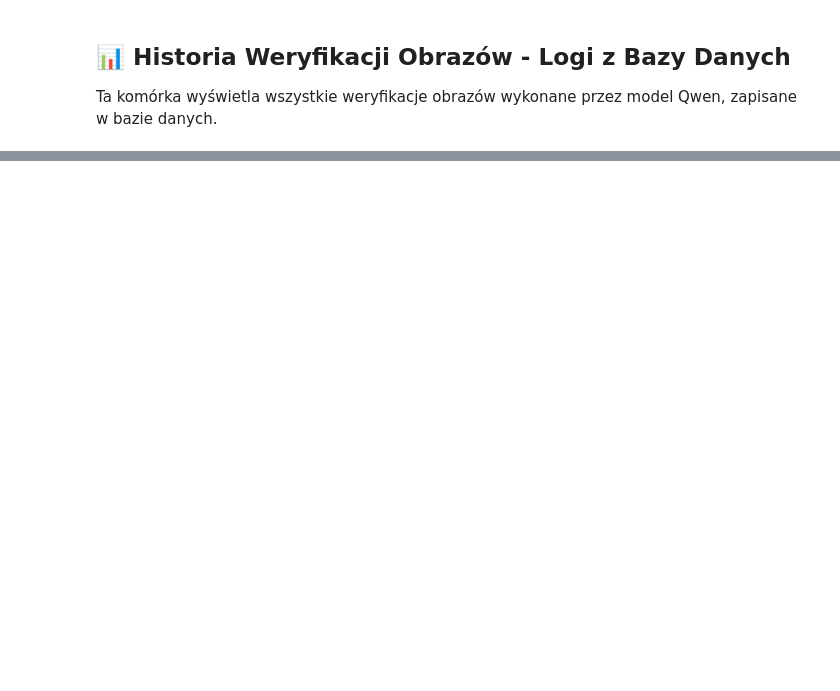
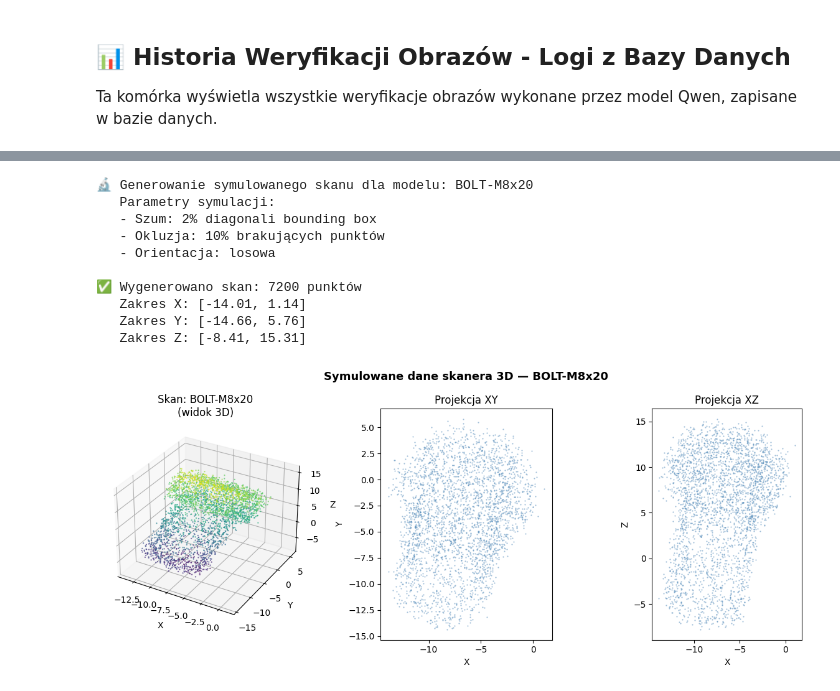
Before and after one commit to Hubi1001/Vision_Picture_RAG, a Jupyter notebook: Vision_Picture_RAG/metal_parts_rag.ipynb, the cells around one changed output, grey strips where cells are left out. Saved outputs shown, nothing was run; the diff lists cells and outputs as text; code cells hidden in the pictures; blank space fills up the shorter version.

```diff
--- a/Vision_Picture_RAG/metal_parts_rag.ipynb
+++ b/Vision_Picture_RAG/metal_parts_rag.ipynb
@@ -3909,0 +4049,73 @@ get_verification_stats()
+# %%
+# ============================================================================
+# KROK 3: Symulacja danych ze skanera 3D
+# ============================================================================
+
+# Wybierz model do symulacji skanu
+TEST_MODEL_ID = "BOLT-M8x20"  # Zmień na inny model do testów
+
+print(f"🔬 Generowanie symulowanego skanu dla modelu: {TEST_MODEL_ID}")
+print(f"   Parametry symulacji:")
+print(f"   - Szum: 2% diagonali bounding box")
+print(f"   - Okluzja: 10% brakujących punktów")
+print(f"   - Orientacja: losowa")
+print()
+
+# Generuj symulowany skan
+np.random.seed(42)  # Powtarzalność
+scan_points = generate_demo_scan(
+    model_id=TEST_MODEL_ID,
+    models_dir=MODELS_DIR,
+    noise_level=0.02,       # 2% szumu
+    missing_ratio=0.10,     # 10% brakujących punktów
+    n_points=8000,          # 8000 punktów
+)
+
+print(f"✅ Wygenerowano skan: {scan_points.shape[0]} punktów")
+print(f"   Zakres X: [{scan_points[:,0].min():.2f}, {scan_points[:,0].max():.2f}]")
+print(f"   Zakres Y: [{scan_points[:,1].min():.2f}, {scan_points[:,1].max():.2f}]")
+print(f"   Zakres Z: [{scan_points[:,2].min():.2f}, {scan_points[:,2].max():.2f}]")
+
+# Wizualizacja skanowanej chmury punktów
+import matplotlib.pyplot as plt
+from mpl_toolkits.mplot3d import Axes3D
+
+fig = plt.figure(figsize=(12, 5))
+
+# Widok 1: z góry
+ax1 = fig.add_subplot(131, projection='3d')
+idx = np.random.choice(len(scan_points), min(3000, len(scan_points)), replace=False)
+ax1.scatter(scan_points[idx, 0], scan_points[idx, 1], scan_points[idx, 2],
+            s=0.5, alpha=0.6, c=scan_points[idx, 2], cmap='viridis')
+ax1.set_title(f"Skan: {TEST_MODEL_ID}\n(widok 3D)")
+ax1.set_xlabel("X"); ax1.set_ylabel("Y"); ax1.set_zlabel("Z")
+
+# Widok 2: projekcja XY
+ax2 = fig.add_subplot(132)
+ax2.scatter(scan_points[idx, 0], scan_points[idx, 1], s=0.3, alpha=0.5, c='steelblue')
+ax2.set_title("Projekcja XY")
+ax2.set_xlabel("X"); ax2.set_ylabel("Y")
+ax2.set_aspect('equal')
+
+# Widok 3: projekcja XZ
+ax3 = fig.add_subplot(133)
+ax3.scatter(scan_points[idx, 0], scan_points[idx, 2], s=0.3, alpha=0.5, c='steelblue')
+ax3.set_title("Projekcja XZ")
+ax3.set_xlabel("X"); ax3.set_ylabel("Z")
+ax3.set_aspect('equal')
+
+plt.suptitle(f"Symulowane dane skanera 3D — {TEST_MODEL_ID}", fontsize=13, fontweight='bold')
+plt.tight_layout()
+plt.show()
+# %% [output]
+🔬 Generowanie symulowanego skanu dla modelu: BOLT-M8x20
+   Parametry symulacji:
+   - Szum: 2% diagonali bounding box
+   - Okluzja: 10% brakujących punktów
+   - Orientacja: losowa
+
+✅ Wygenerowano skan: 7200 punktów
+   Zakres X: [-14.01, 1.14]
+   Zakres Y: [-14.66, 5.76]
+   Zakres Z: [-8.41, 15.31]
+[figure, added]
```
Also changed, not shown: parts of 53 cells of this notebook, 26 other files.
